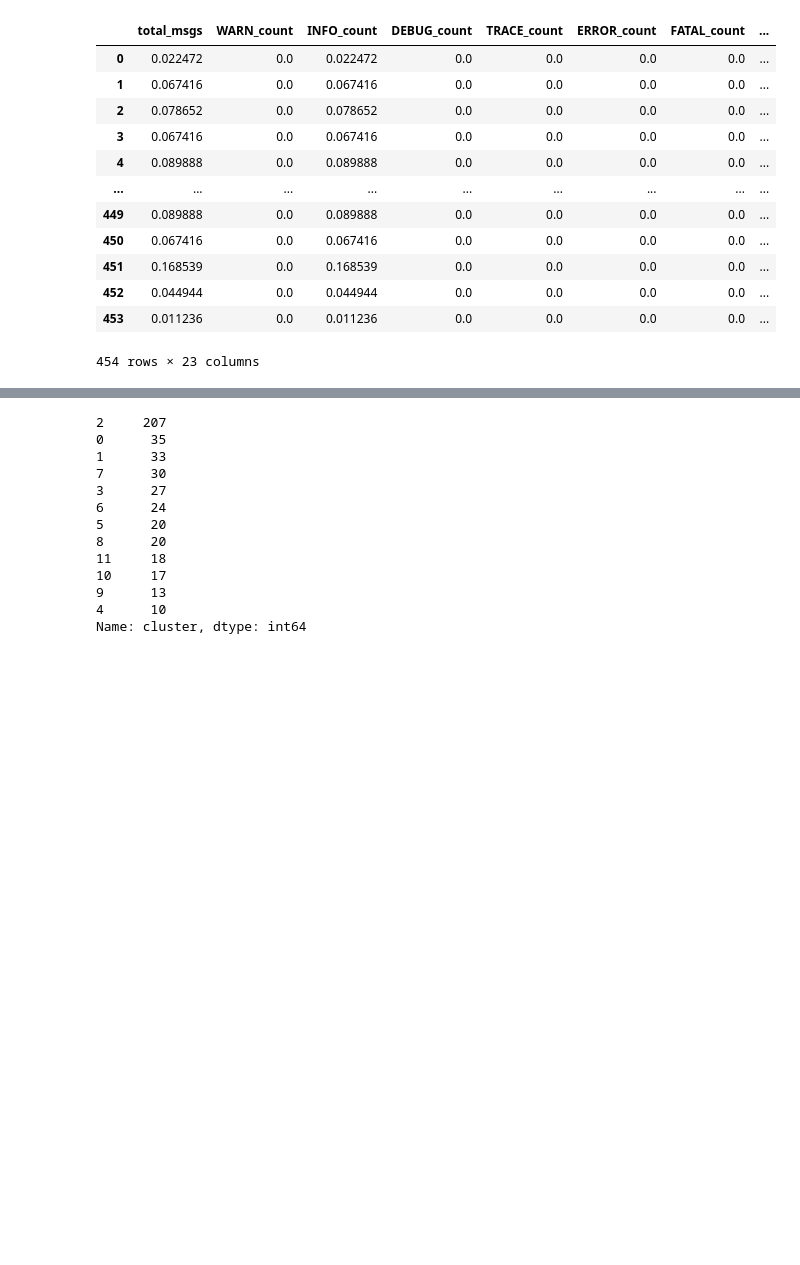
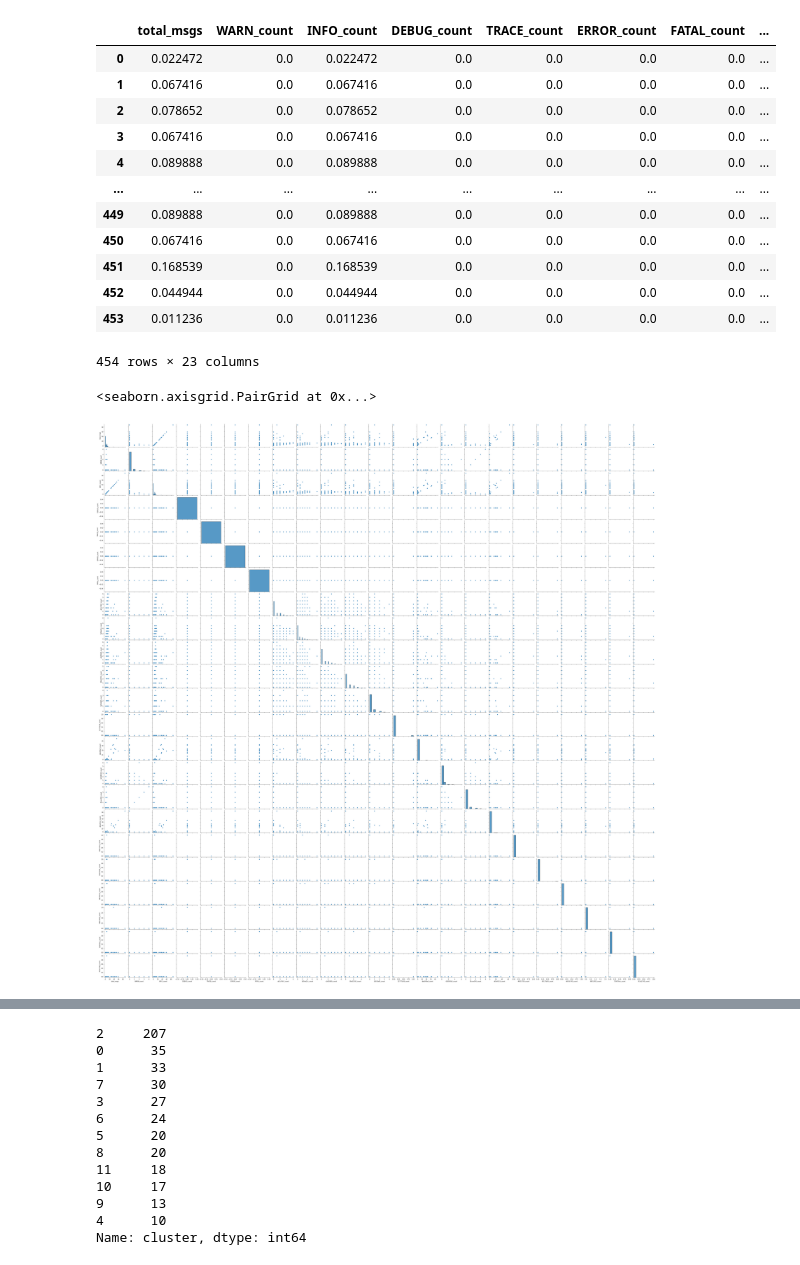
Before and after one commit to AnjaliJain-17/Anomaly-Detection, a Jupyter notebook: log_analysis/approach-2.ipynb, the cells around one changed output, grey strips where cells are left out. Cells and saved outputs as stored; diff of their text form; code cells hidden in the pictures; blank space fills up the shorter version.

```diff
--- a/log_analysis/approach-2.ipynb
+++ b/log_analysis/approach-2.ipynb
@@ -236,9 +236,12 @@ data_new
 # %%
 # bucket similar columns and reducedimension. then do the plotting
 
-# import seaborn as sns
+import seaborn as sns
 
-# sns.pairplot(df_grouped[feature_cols])
+sns.pairplot(df_grouped[feature_cols])
+# %% [output]
+<seaborn.axisgrid.PairGrid at 0x...>
+[figure, added]
 # %%
 import matplotlib.pyplot as plt
 from sklearn.cluster import KMeans
```
Also changed, not shown: parts of 23 cells of this notebook.
